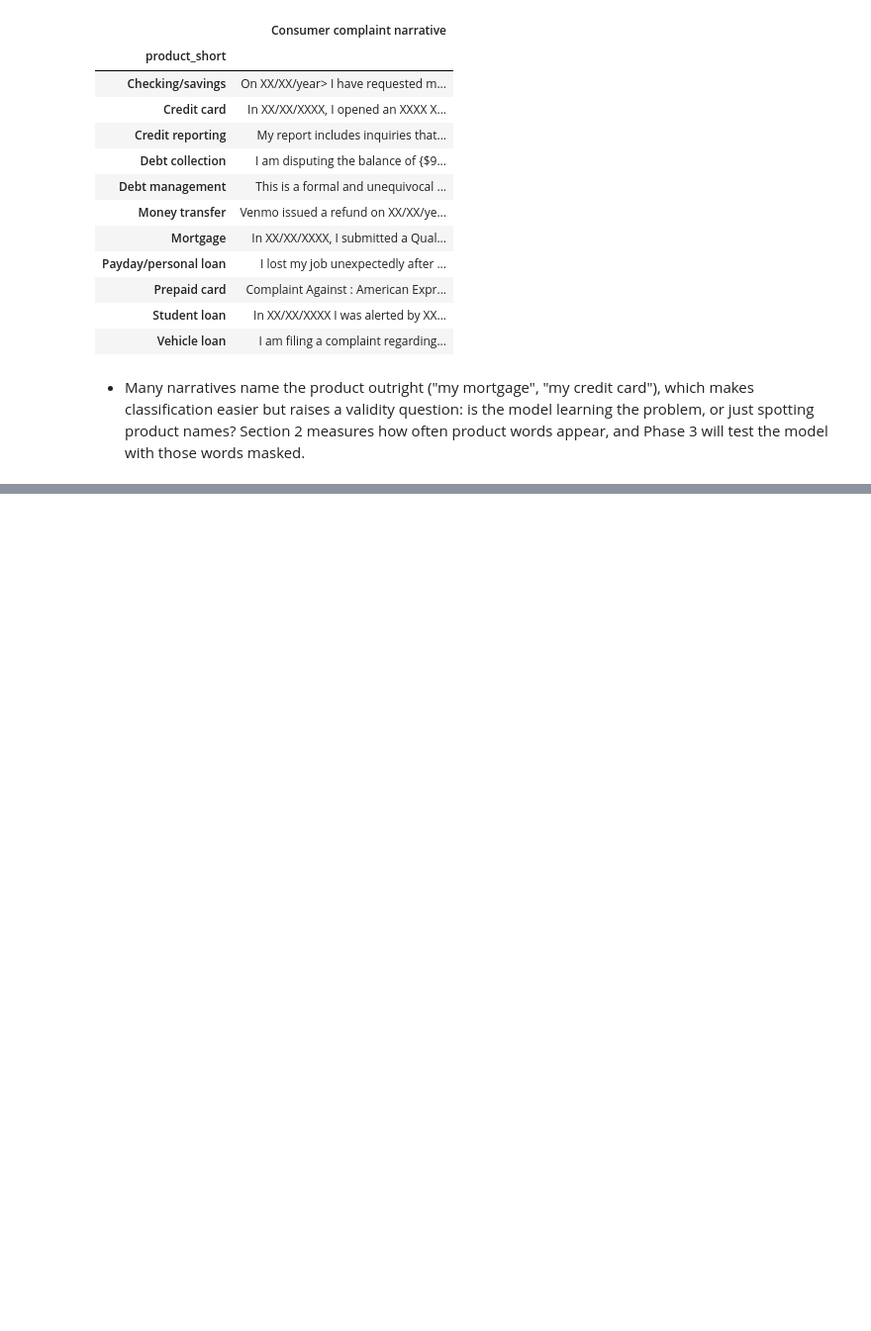
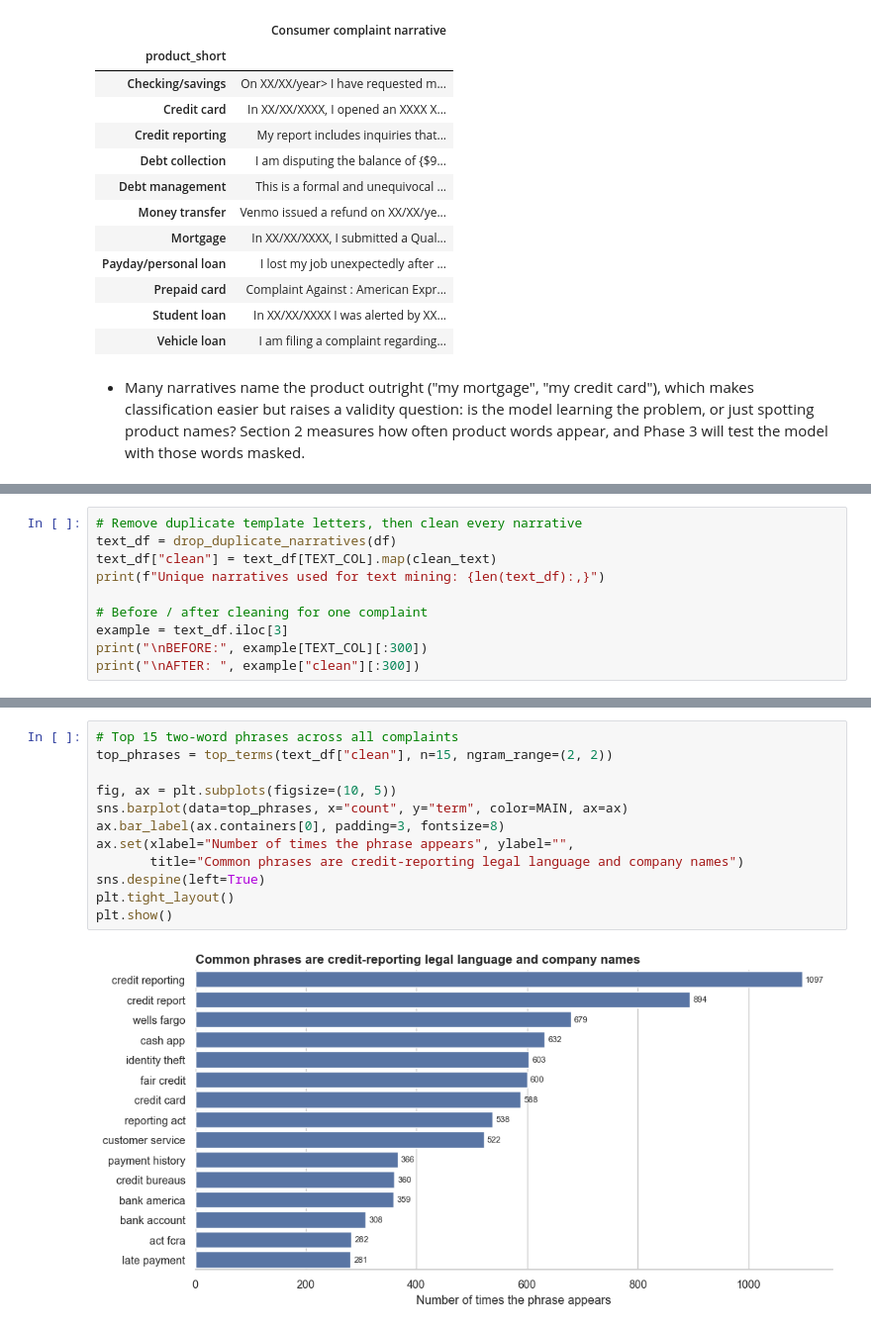
Before and after one commit to rebeccaquaye/consumer-financial-complaints, a Jupyter notebook: Notebook/Ketty.ipynb, the cells around one changed output, grey strips where cells are left out. Shown at 99% size. Drawn from its saved outputs; the diff is of its cells as text; blank space fills up the shorter version.

Commit message:
Add keyword analysis, word clouds and product-word heatmap

```diff
--- a/Notebook/Ketty.ipynb
+++ b/Notebook/Ketty.ipynb
@@ -242,0 +255,10 @@ examples
+# %%
+# Remove duplicate template letters, then clean every narrative
+text_df = drop_duplicate_narratives(df)
+text_df["clean"] = text_df[TEXT_COL].map(clean_text)
+print(f"Unique narratives used for text mining: {len(text_df):,}")
+
+# Before / after cleaning for one complaint
+example = text_df.iloc[3]
+print("\nBEFORE:", example[TEXT_COL][:300])
+print("\nAFTER: ", example["clean"][:300])
@@ -242,0 +277,14 @@ examples
+# %%
+# Top 15 two-word phrases across all complaints
+top_phrases = top_terms(text_df["clean"], n=15, ngram_range=(2, 2))
+
+fig, ax = plt.subplots(figsize=(10, 5))
+sns.barplot(data=top_phrases, x="count", y="term", color=MAIN, ax=ax)
+ax.bar_label(ax.containers[0], padding=3, fontsize=8)
+ax.set(xlabel="Number of times the phrase appears", ylabel="",
+       title="Common phrases are credit-reporting legal language and company names")
+sns.despine(left=True)
+plt.tight_layout()
+plt.show()
+# %% [output]
+[figure, added]
```
Also changed, not shown: parts of 14 cells of this notebook, 1 other file.
